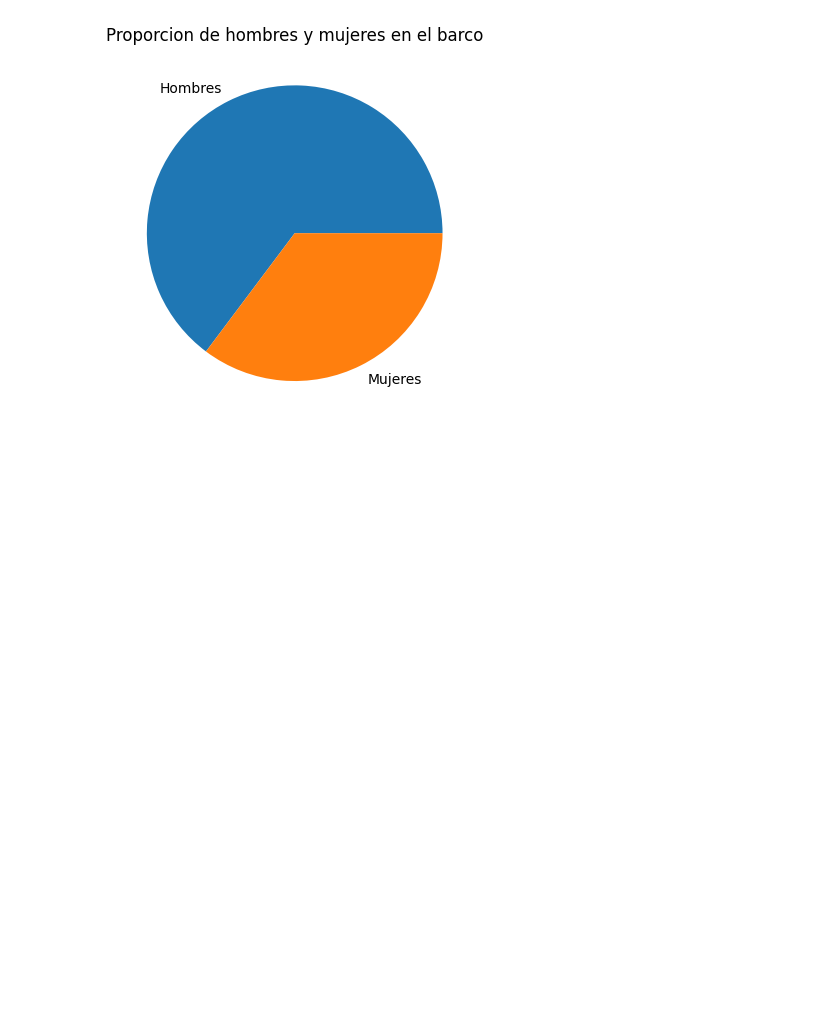
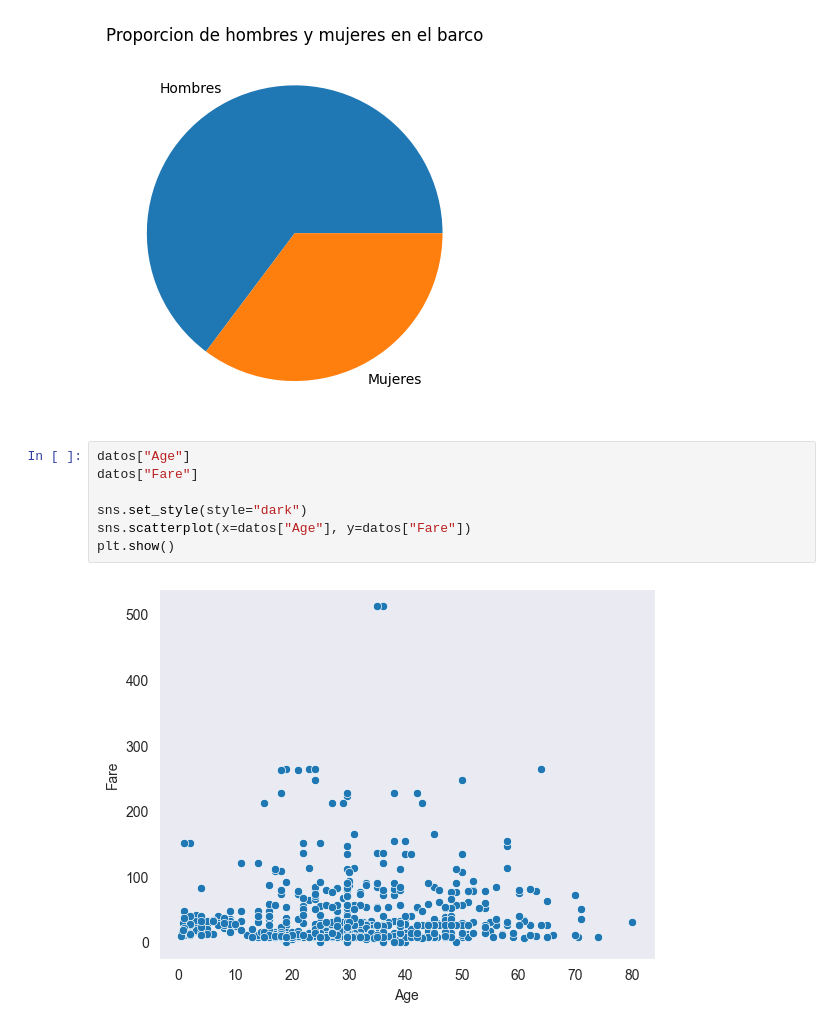
Before and after one commit to Alejo-P/Analisis-de-datos, a Jupyter notebook: Repaso2/Repaso.ipynb, the cells around one changed output. Cells and saved outputs as stored; diff of their text form; blank space fills up the shorter version.

```diff
--- a/Repaso2/Repaso.ipynb
+++ b/Repaso2/Repaso.ipynb
@@ -143,3 +134,12 @@ plt.title("Proporcion de hombres y mujeres en el barco")
 plt.show()
 # %% [output]
 [figure]
+# %%
+datos["Age"]
+datos["Fare"]
+
+sns.set_style(style="dark")
+sns.scatterplot(x=datos["Age"], y=datos["Fare"])
+plt.show()
+# %% [output]
+[figure, added]
```
Also changed, not shown: parts of 3 cells of this notebook.
